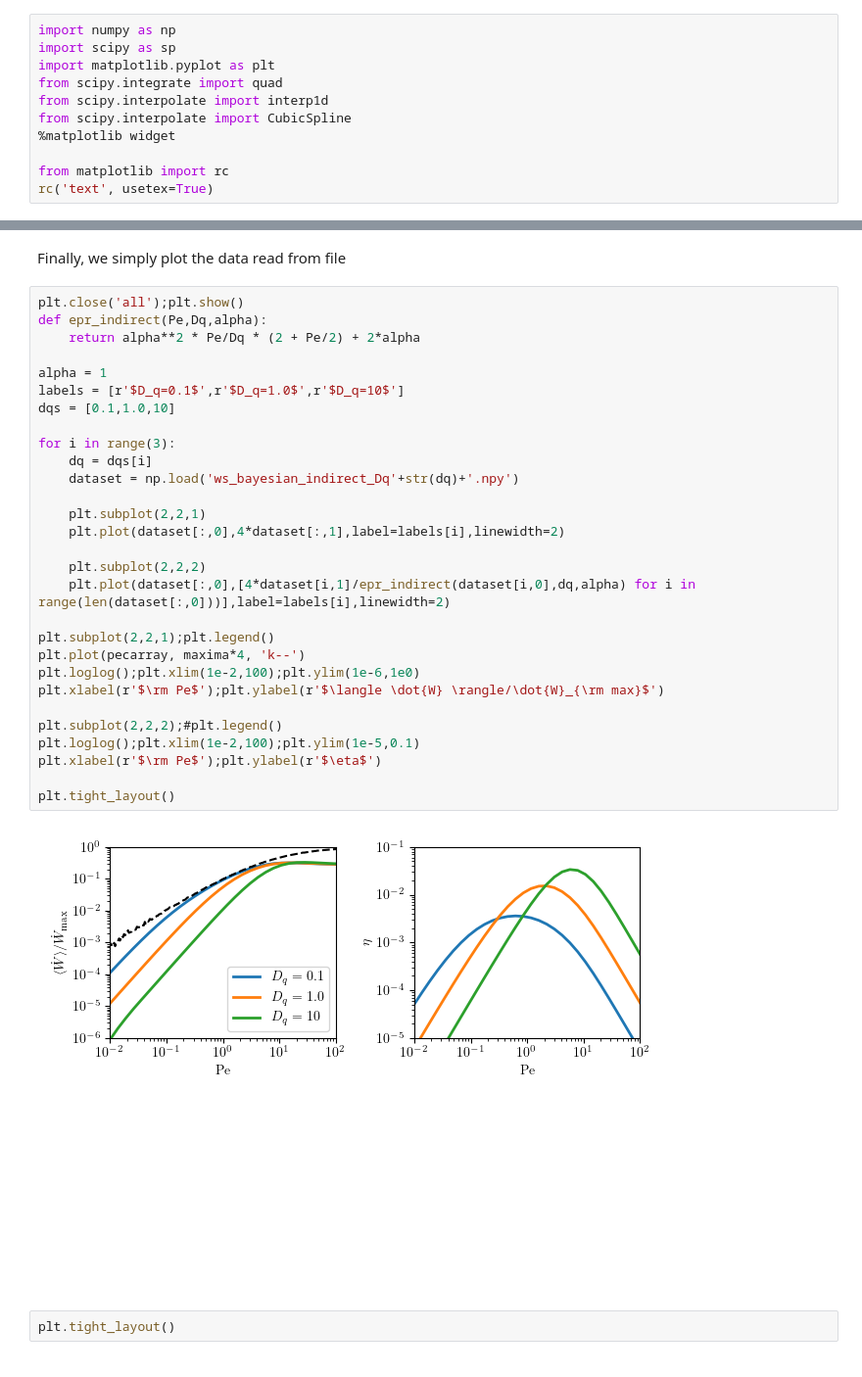
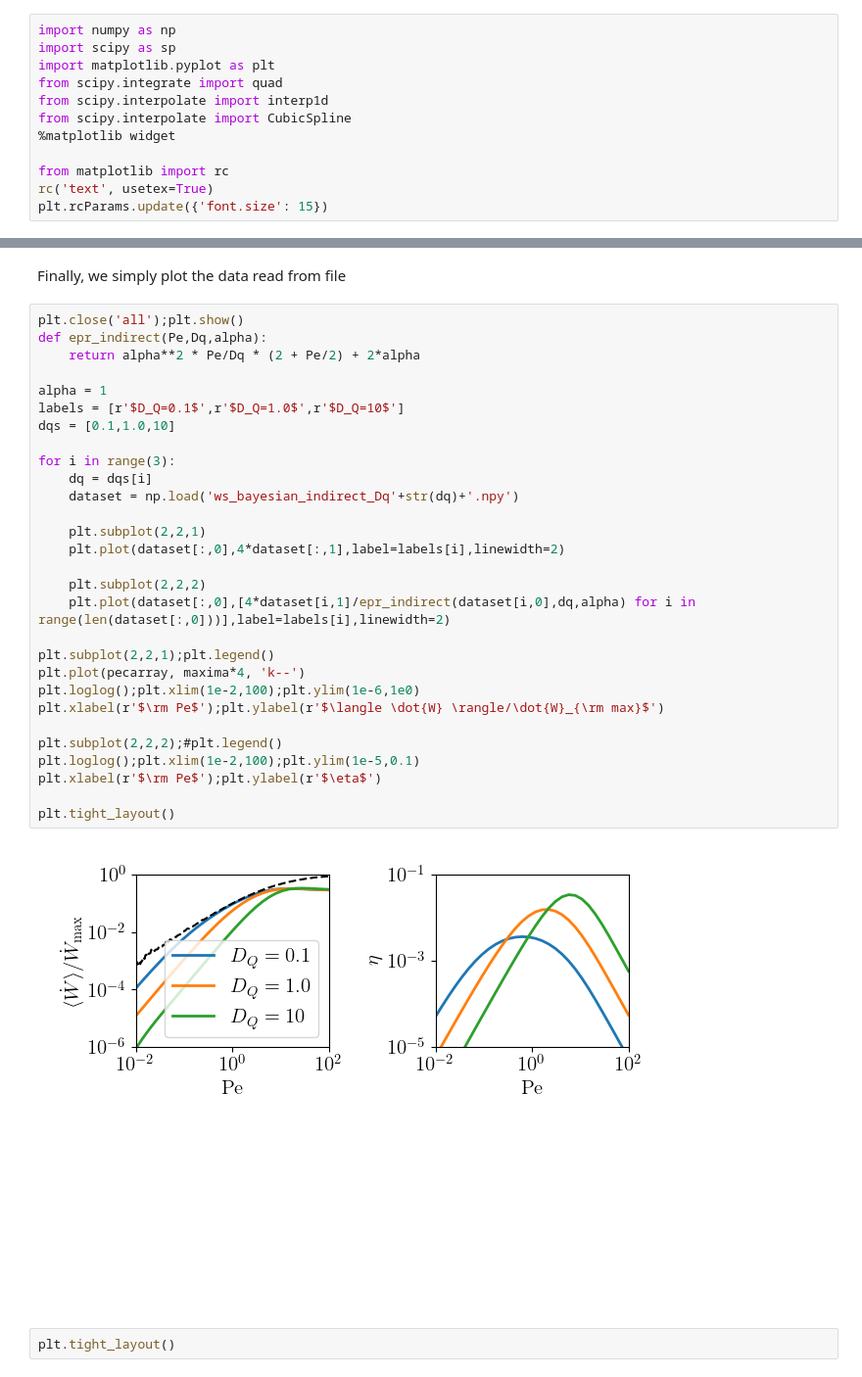
Before and after one commit to lucocconi2/Active_information_engine, a Jupyter notebook: dynamic_info_engine_SM.ipynb, the cells around one changed output, grey strips where cells are left out. Shown at 98% size. Cells and saved outputs as stored; diff of their text form.

```diff
--- a/dynamic_info_engine_SM.ipynb
+++ b/dynamic_info_engine_SM.ipynb
@@ -15,6 +15,7 @@ from scipy.interpolate import CubicSpline
 
 from matplotlib import rc
 rc('text', usetex=True)
+plt.rcParams.update({'font.size': 15})
 # %% [markdown]
 # Direct measurement - Bayesian and Naiive protocols (Sec.II)
 # %%
@@ -439,33 +411,33 @@ Finally, we simply plot the data read from file
 # %%
 plt.close('all');plt.show()
 def epr_indirect(Pe,Dq,alpha):
     return alpha**2 * Pe/Dq * (2 + Pe/2) + 2*alpha
 
 alpha = 1
-labels = [r'$D_q=0.1$',r'$D_q=1.0$',r'$D_q=10$']
+labels = [r'$D_Q=0.1$',r'$D_Q=1.0$',r'$D_Q=10$']
 dqs = [0.1,1.0,10]
 
 for i in range(3):
     dq = dqs[i]
     dataset = np.load('ws_bayesian_indirect_Dq'+str(dq)+'.npy')
 
     plt.subplot(2,2,1)
     plt.plot(dataset[:,0],4*dataset[:,1],label=labels[i],linewidth=2)
 
     plt.subplot(2,2,2)
     plt.plot(dataset[:,0],[4*dataset[i,1]/epr_indirect(dataset[i,0],dq,alpha) for i in range(len(dataset[:,0]))],label=labels[i],linewidth=2)
 
 plt.subplot(2,2,1);plt.legend()
 plt.plot(pecarray, maxima*4, 'k--')
 plt.loglog();plt.xlim(1e-2,100);plt.ylim(1e-6,1e0)
 plt.xlabel(r'$\rm Pe$');plt.ylabel(r'$\langle \dot{W} \rangle/\dot{W}_{\rm max}$')
 
 plt.subplot(2,2,2);#plt.legend()
 plt.loglog();plt.xlim(1e-2,100);plt.ylim(1e-5,0.1)
 plt.xlabel(r'$\rm Pe$');plt.ylabel(r'$\eta$')
 
 plt.tight_layout()
 # %% [output]
-[figure, old version]
+[figure, new version]
 # %%
 plt.tight_layout()
```
Also changed, not shown: parts of 8 cells of this notebook.
